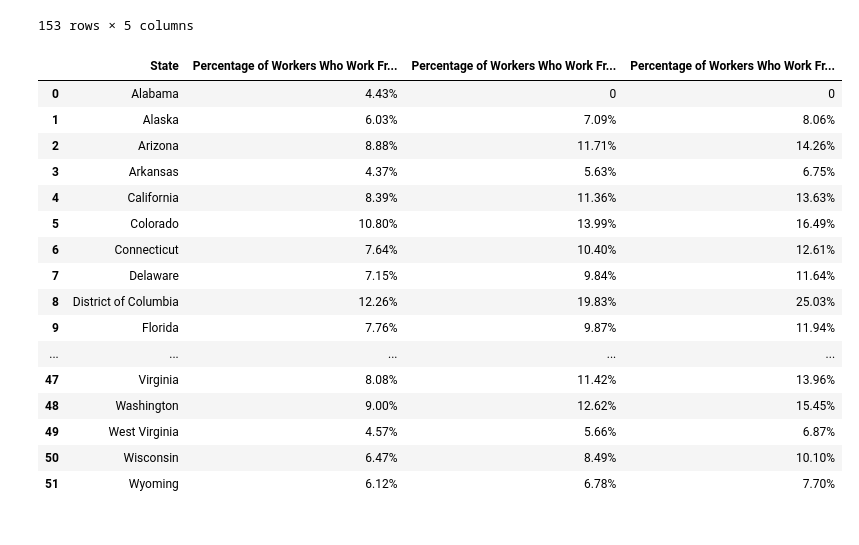
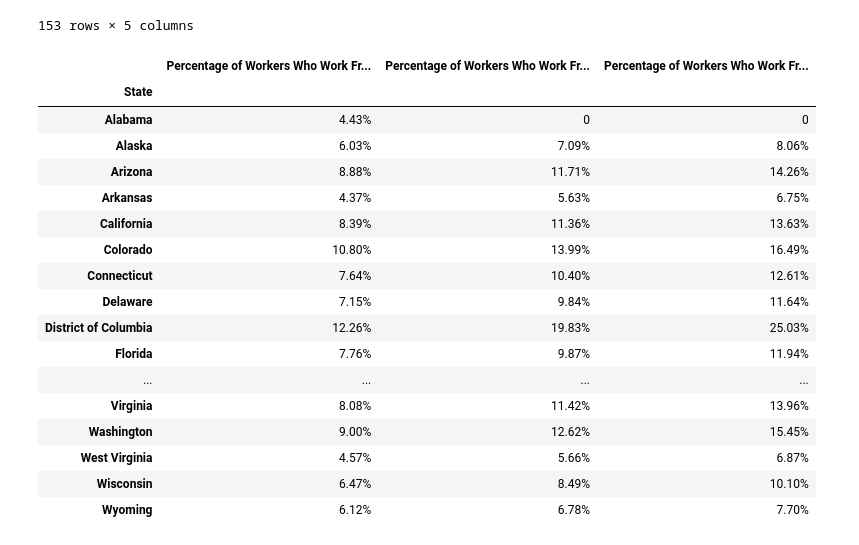
Before and after one commit to IvanDirigible/home-based-workers, a Jupyter notebook: Census_ACS_Data.ipynb, the cells around one changed output. Drawn from its saved outputs; the diff is of its cells as text; code cells hidden in the pictures.

```diff
--- a/Census_ACS_Data.ipynb
+++ b/Census_ACS_Data.ipynb
@@ -102,47 +102,48 @@ wfh_df
 # %%
 #Ensure the 'Percentage of Workers Who Work From Home' column is numeric
 wfh_df['Percentage of Workers Who Work From Home'] = wfh_df['Percentage of Workers Who Work From Home'].apply(
     lambda x: float(x.replace('%', '').replace(',', '')) if isinstance(x, str) else x
 )
 
 # Handle NaNs in the Percentage calculation
 wfh_df['Percentage of Workers Who Work From Home'] = wfh_df['Percentage of Workers Who Work From Home'].fillna(0)
 
 #Group by 'State' and 'Year' and calculate the mean
 mean_df = wfh_df.groupby(['State', 'Year'])['Percentage of Workers Who Work From Home'].mean().reset_index()
 
 #Pivot the data
 wfh_percentage_df = mean_df.pivot(index='State', columns='Year', values='Percentage of Workers Who Work From Home')
 
 #Fill any NaN values with 0
 wfh_percentage_df = wfh_percentage_df.fillna("0")
 
 # Clean up the column name
 wfh_percentage_df.columns = [f"Percentage of Workers Who Work From Home ({year})" for year in wfh_percentage_df.columns]
 
 #Format the values back to percentage
 wfh_percentage_df = wfh_percentage_df.map(lambda x: f"{x:.2f}%" if isinstance(x, (float, int)) else x)
 
 # Reset index to make 'State' a column
-wfh_percentage_df.reset_index(inplace=True)
+wfh_percentage_df.reset_index
 
 # Display the Dataframe
 wfh_percentage_df
 # %% [output]
-|  | State | Percentage of Workers Who Work Fr... | Percentage of Workers Who Work Fr... | Percentage of Workers Who Work Fr... |
-| 0 | Alabama | 4.43% | 0 | 0 |
-| 1 | Alaska | 6.03% | 7.09% | 8.06% |
-| 2 | Arizona | 8.88% | 11.71% | 14.26% |
-| 3 | Arkansas | 4.37% | 5.63% | 6.75% |
-| 4 | California | 8.39% | 11.36% | 13.63% |
-| 5 | Colorado | 10.80% | 13.99% | 16.49% |
-| 6 | Connecticut | 7.64% | 10.40% | 12.61% |
-| 7 | Delaware | 7.15% | 9.84% | 11.64% |
-| 8 | District of Columbia | 12.26% | 19.83% | 25.03% |
-| 9 | Florida | 7.76% | 9.87% | 11.94% |
-| ... | ... | ... | ... | ... |
-| 47 | Virginia | 8.08% | 11.42% | 13.96% |
-| 48 | Washington | 9.00% | 12.62% | 15.45% |
-| 49 | West Virginia | 4.57% | 5.66% | 6.87% |
-| 50 | Wisconsin | 6.47% | 8.49% | 10.10% |
-| 51 | Wyoming | 6.12% | 6.78% | 7.70% |
+|  | Percentage of Workers Who Work Fr... | Percentage of Workers Who Work Fr... | Percentage of Workers Who Work Fr... |
+| State |  |  |  |
+| Alabama | 4.43% | 0 | 0 |
+| Alaska | 6.03% | 7.09% | 8.06% |
+| Arizona | 8.88% | 11.71% | 14.26% |
+| Arkansas | 4.37% | 5.63% | 6.75% |
+| California | 8.39% | 11.36% | 13.63% |
+| Colorado | 10.80% | 13.99% | 16.49% |
+| Connecticut | 7.64% | 10.40% | 12.61% |
+| Delaware | 7.15% | 9.84% | 11.64% |
+| District of Columbia | 12.26% | 19.83% | 25.03% |
+| Florida | 7.76% | 9.87% | 11.94% |
+| ... | ... | ... | ... |
+| Virginia | 8.08% | 11.42% | 13.96% |
+| Washington | 9.00% | 12.62% | 15.45% |
+| West Virginia | 4.57% | 5.66% | 6.87% |
+| Wisconsin | 6.47% | 8.49% | 10.10% |
+| Wyoming | 6.12% | 6.78% | 7.70% |
```
Also changed, not shown: parts of 18 cells of this notebook.
